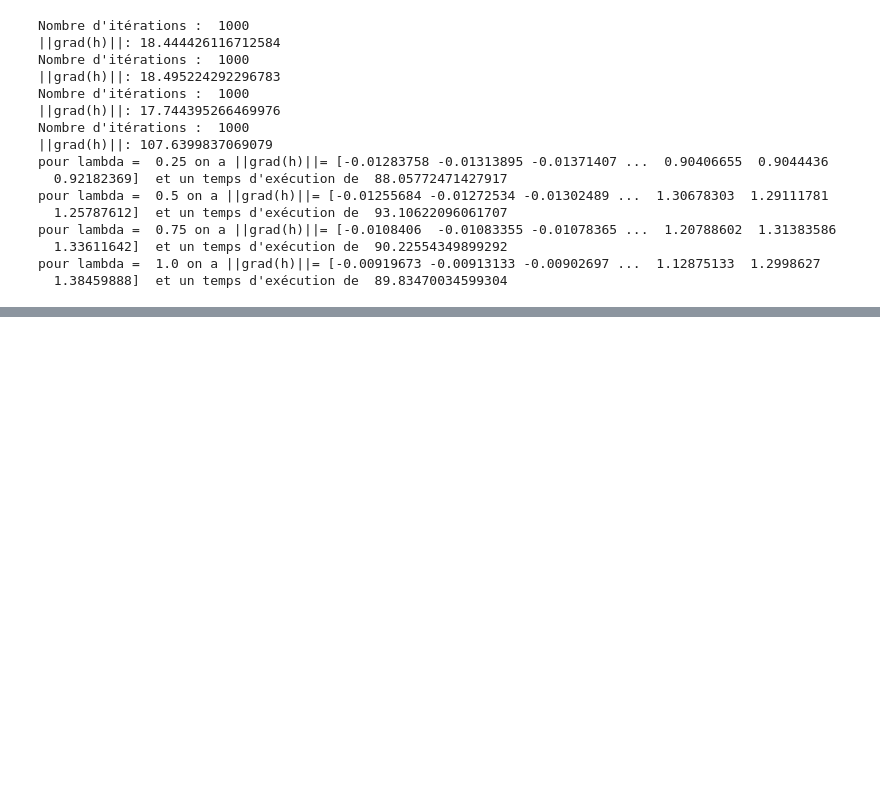
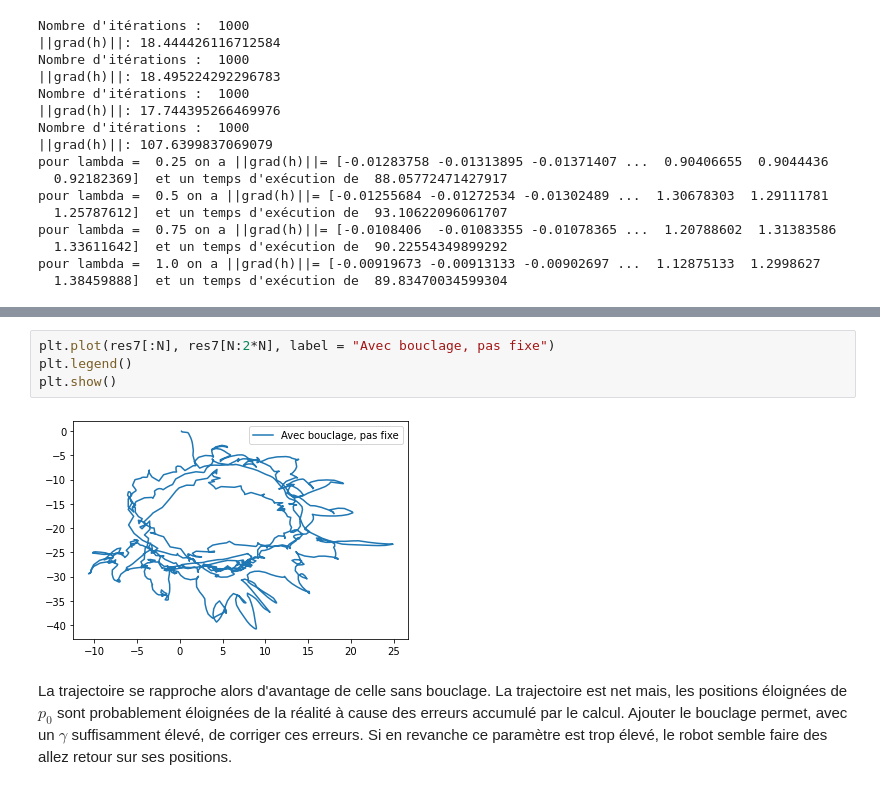
Before and after one commit to 21garbe/Projet-Optimisation-1A, a Jupyter notebook: rendu.ipynb, the cells around one changed output, grey strips where cells are left out. Saved outputs shown, nothing was run; the diff lists cells and outputs as text; blank space fills up the shorter version.

```diff
--- a/rendu.ipynb
+++ b/rendu.ipynb
@@ -502,0 +518,8 @@ plt.show()
+# %%
+plt.plot(res7[:N], res7[N:2*N], label = "Avec bouclage, pas fixe")
+plt.legend()
+plt.show()
+# %% [output]
+[figure, added]
+# %% [markdown]
+La trajectoire se rapproche alors d'avantage de celle sans bouclage. La trajectoire est net mais, les positions éloignées de $p_0$ sont probablement éloignées de la réalité à cause des erreurs accumulé par le calcul. Ajouter le bouclage permet, avec un $\gamma$ suffisamment élevé, de corriger ces erreurs. Si en revanche ce paramètre est trop élevé, le robot semble faire des allez retour sur ses positions.
```
Also changed, not shown: parts of 3 cells of this notebook.
